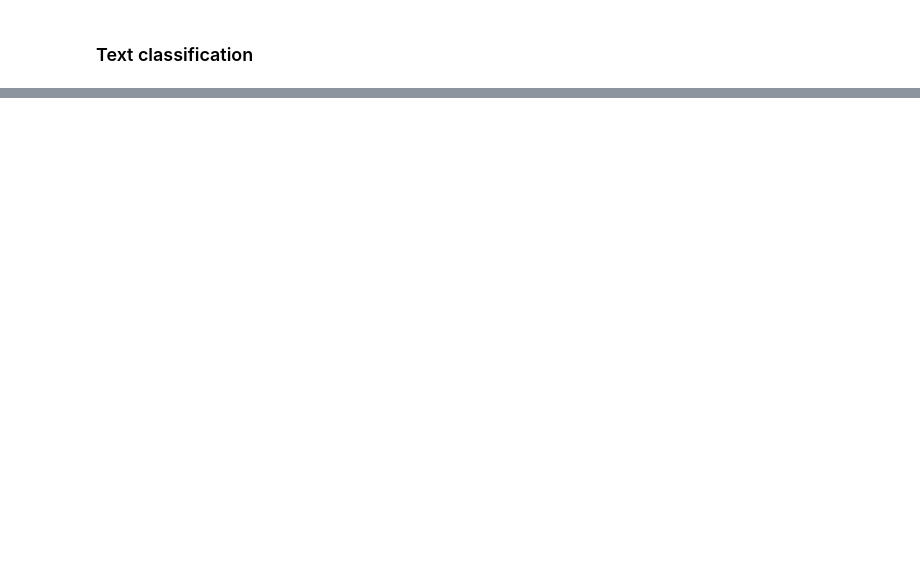
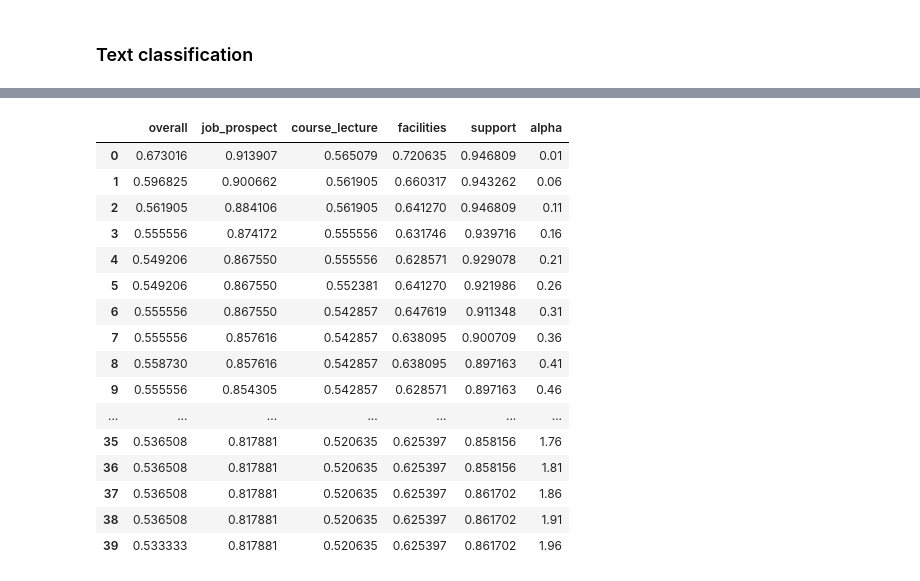
Before and after one commit to andyc1997/collecting_analyzing_big_data, a Jupyter notebook: Topic_modeling_and_text_classification.ipynb, the cells around one changed output, grey strips where cells are left out. Drawn from its saved outputs; the diff is of its cells as text; code cells hidden in the pictures; blank space fills up the shorter version.

```diff
--- a/Topic_modeling_and_text_classification.ipynb
+++ b/Topic_modeling_and_text_classification.ipynb
@@ -501,0 +624,23 @@ freq_matrix_bigram_warwick = get_freq_matrix(bigram_warwick)
+# %%
+# Grid search results for Edinburgh
+df_results = pd.DataFrame(results_cv_edinburgh)
+df_results['alpha'] = np.arange(0.01, 2, 0.05)
+df_results
+# %% [output]
+|  | overall | job_prospect | course_lecture | facilities | support | alpha |
+| 0 | 0.673016 | 0.913907 | 0.565079 | 0.720635 | 0.946809 | 0.01 |
+| 1 | 0.596825 | 0.900662 | 0.561905 | 0.660317 | 0.943262 | 0.06 |
+| 2 | 0.561905 | 0.884106 | 0.561905 | 0.641270 | 0.946809 | 0.11 |
+| 3 | 0.555556 | 0.874172 | 0.555556 | 0.631746 | 0.939716 | 0.16 |
+| 4 | 0.549206 | 0.867550 | 0.555556 | 0.628571 | 0.929078 | 0.21 |
+| 5 | 0.549206 | 0.867550 | 0.552381 | 0.641270 | 0.921986 | 0.26 |
+| 6 | 0.555556 | 0.867550 | 0.542857 | 0.647619 | 0.911348 | 0.31 |
+| 7 | 0.555556 | 0.857616 | 0.542857 | 0.638095 | 0.900709 | 0.36 |
+| 8 | 0.558730 | 0.857616 | 0.542857 | 0.638095 | 0.897163 | 0.41 |
+| 9 | 0.555556 | 0.854305 | 0.542857 | 0.628571 | 0.897163 | 0.46 |
+| ... | ... | ... | ... | ... | ... | ... |
+| 35 | 0.536508 | 0.817881 | 0.520635 | 0.625397 | 0.858156 | 1.76 |
+| 36 | 0.536508 | 0.817881 | 0.520635 | 0.625397 | 0.858156 | 1.81 |
+| 37 | 0.536508 | 0.817881 | 0.520635 | 0.625397 | 0.861702 | 1.86 |
+| 38 | 0.536508 | 0.817881 | 0.520635 | 0.625397 | 0.861702 | 1.91 |
+| 39 | 0.533333 | 0.817881 | 0.520635 | 0.625397 | 0.861702 | 1.96 |
```
Also changed, not shown: parts of 43 cells of this notebook.
